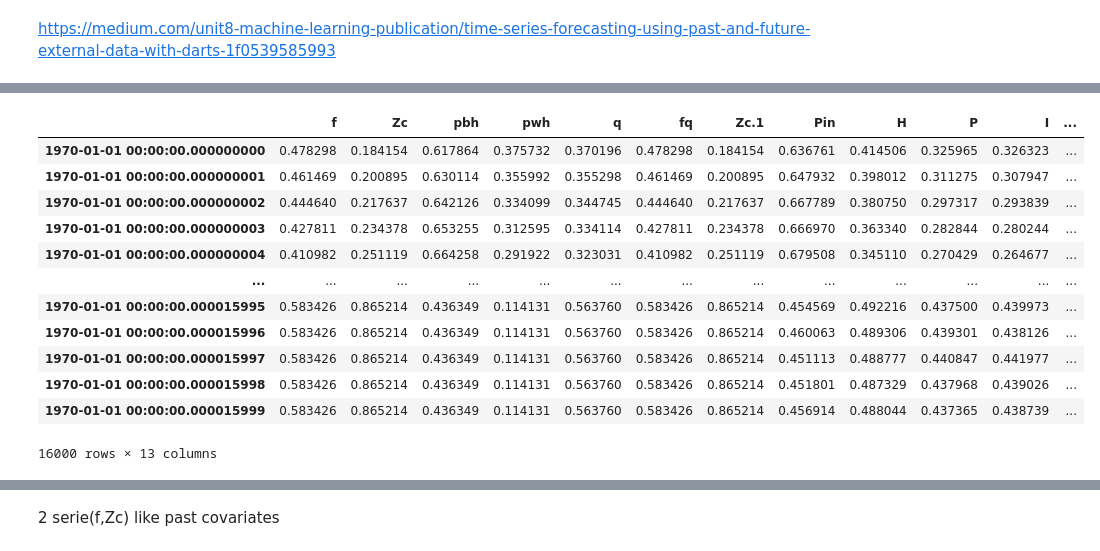
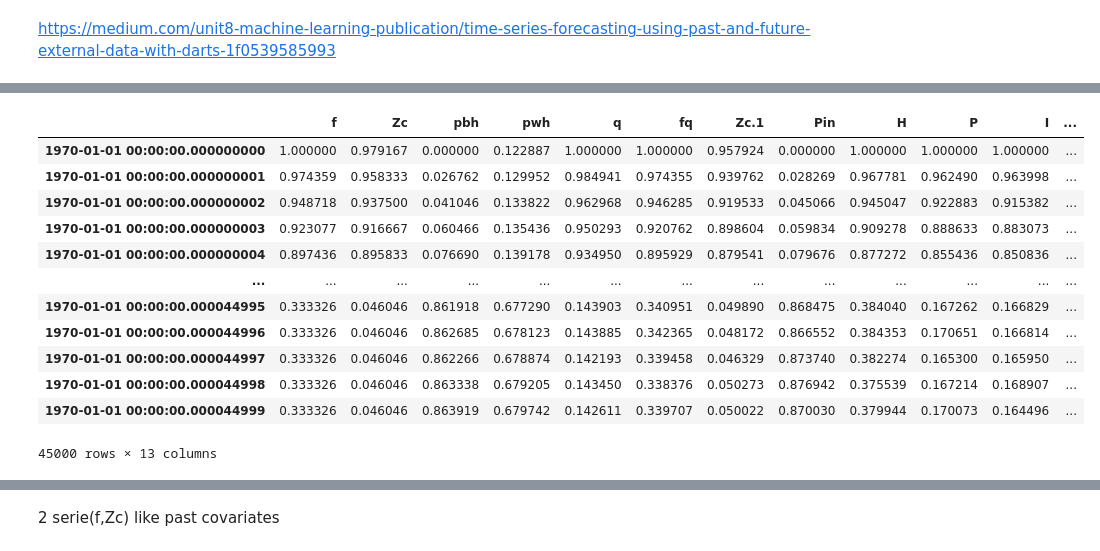
Before and after one commit to juansolor/DartsLabBCS, a Jupyter notebook: trainrn.ipynb, the cells around one changed output, grey strips where cells are left out. Cells and saved outputs as stored; diff of their text form; code cells hidden in the pictures.

```diff
--- a/trainrn.ipynb
+++ b/trainrn.ipynb
@@ -123,18 +57,18 @@ RuntimeError: tensorflow/compiler/xla/xla_client/computation_client.cc:273 : Mis
 # %%
-D = pd.read_excel('/kaggle/input/norm-data-bcs/D_N.xlsx', index_col=0)
+D = pd.read_excel('DN_Bcs_plant_control_abajo_31032023.xlsx', index_col=0)
 D.index = pd.to_datetime(D.index)
 D
 # %% [output]
 |  | f | Zc | pbh | pwh | q | fq | Zc.1 | Pin | H | P | I | ... |
-| 1970-01-01 00:00:00.000000000 | 0.478298 | 0.184154 | 0.617864 | 0.375732 | 0.370196 | 0.478298 | 0.184154 | 0.636761 | 0.414506 | 0.325965 | 0.326323 | ... |
-| 1970-01-01 00:00:00.000000001 | 0.461469 | 0.200895 | 0.630114 | 0.355992 | 0.355298 | 0.461469 | 0.200895 | 0.647932 | 0.398012 | 0.311275 | 0.307947 | ... |
-| 1970-01-01 00:00:00.000000002 | 0.444640 | 0.217637 | 0.642126 | 0.334099 | 0.344745 | 0.444640 | 0.217637 | 0.667789 | 0.380750 | 0.297317 | 0.293839 | ... |
-| 1970-01-01 00:00:00.000000003 | 0.427811 | 0.234378 | 0.653255 | 0.312595 | 0.334114 | 0.427811 | 0.234378 | 0.666970 | 0.363340 | 0.282844 | 0.280244 | ... |
-| 1970-01-01 00:00:00.000000004 | 0.410982 | 0.251119 | 0.664258 | 0.291922 | 0.323031 | 0.410982 | 0.251119 | 0.679508 | 0.345110 | 0.270429 | 0.264677 | ... |
+| 1970-01-01 00:00:00.000000000 | 1.000000 | 0.979167 | 0.000000 | 0.122887 | 1.000000 | 1.000000 | 0.957924 | 0.000000 | 1.000000 | 1.000000 | 1.000000 | ... |
+| 1970-01-01 00:00:00.000000001 | 0.974359 | 0.958333 | 0.026762 | 0.129952 | 0.984941 | 0.974355 | 0.939762 | 0.028269 | 0.967781 | 0.962490 | 0.963998 | ... |
+| 1970-01-01 00:00:00.000000002 | 0.948718 | 0.937500 | 0.041046 | 0.133822 | 0.962968 | 0.946285 | 0.919533 | 0.045066 | 0.945047 | 0.922883 | 0.915382 | ... |
+| 1970-01-01 00:00:00.000000003 | 0.923077 | 0.916667 | 0.060466 | 0.135436 | 0.950293 | 0.920762 | 0.898604 | 0.059834 | 0.909278 | 0.888633 | 0.883073 | ... |
+| 1970-01-01 00:00:00.000000004 | 0.897436 | 0.895833 | 0.076690 | 0.139178 | 0.934950 | 0.895929 | 0.879541 | 0.079676 | 0.877272 | 0.855436 | 0.850836 | ... |
 | ... | ... | ... | ... | ... | ... | ... | ... | ... | ... | ... | ... | ... |
-| 1970-01-01 00:00:00.000015995 | 0.583426 | 0.865214 | 0.436349 | 0.114131 | 0.563760 | 0.583426 | 0.865214 | 0.454569 | 0.492216 | 0.437500 | 0.439973 | ... |
-| 1970-01-01 00:00:00.000015996 | 0.583426 | 0.865214 | 0.436349 | 0.114131 | 0.563760 | 0.583426 | 0.865214 | 0.460063 | 0.489306 | 0.439301 | 0.438126 | ... |
-| 1970-01-01 00:00:00.000015997 | 0.583426 | 0.865214 | 0.436349 | 0.114131 | 0.563760 | 0.583426 | 0.865214 | 0.451113 | 0.488777 | 0.440847 | 0.441977 | ... |
-| 1970-01-01 00:00:00.000015998 | 0.583426 | 0.865214 | 0.436349 | 0.114131 | 0.563760 | 0.583426 | 0.865214 | 0.451801 | 0.487329 | 0.437968 | 0.439026 | ... |
-| 1970-01-01 00:00:00.000015999 | 0.583426 | 0.865214 | 0.436349 | 0.114131 | 0.563760 | 0.583426 | 0.865214 | 0.456914 | 0.488044 | 0.437365 | 0.438739 | ... |
+| 1970-01-01 00:00:00.000044995 | 0.333326 | 0.046046 | 0.861918 | 0.677290 | 0.143903 | 0.340951 | 0.049890 | 0.868475 | 0.384040 | 0.167262 | 0.166829 | ... |
+| 1970-01-01 00:00:00.000044996 | 0.333326 | 0.046046 | 0.862685 | 0.678123 | 0.143885 | 0.342365 | 0.048172 | 0.866552 | 0.384353 | 0.170651 | 0.166814 | ... |
+| 1970-01-01 00:00:00.000044997 | 0.333326 | 0.046046 | 0.862266 | 0.678874 | 0.142193 | 0.339458 | 0.046329 | 0.873740 | 0.382274 | 0.165300 | 0.165950 | ... |
+| 1970-01-01 00:00:00.000044998 | 0.333326 | 0.046046 | 0.863338 | 0.679205 | 0.143450 | 0.338376 | 0.050273 | 0.876942 | 0.375539 | 0.167214 | 0.168907 | ... |
+| 1970-01-01 00:00:00.000044999 | 0.333326 | 0.046046 | 0.863919 | 0.679742 | 0.142611 | 0.339707 | 0.050022 | 0.870030 | 0.379944 | 0.170073 | 0.164496 | ... |
-16000 rows × 13 columns
+45000 rows × 13 columns
```
Also changed, not shown: parts of 106 cells of this notebook, 14 other files.
